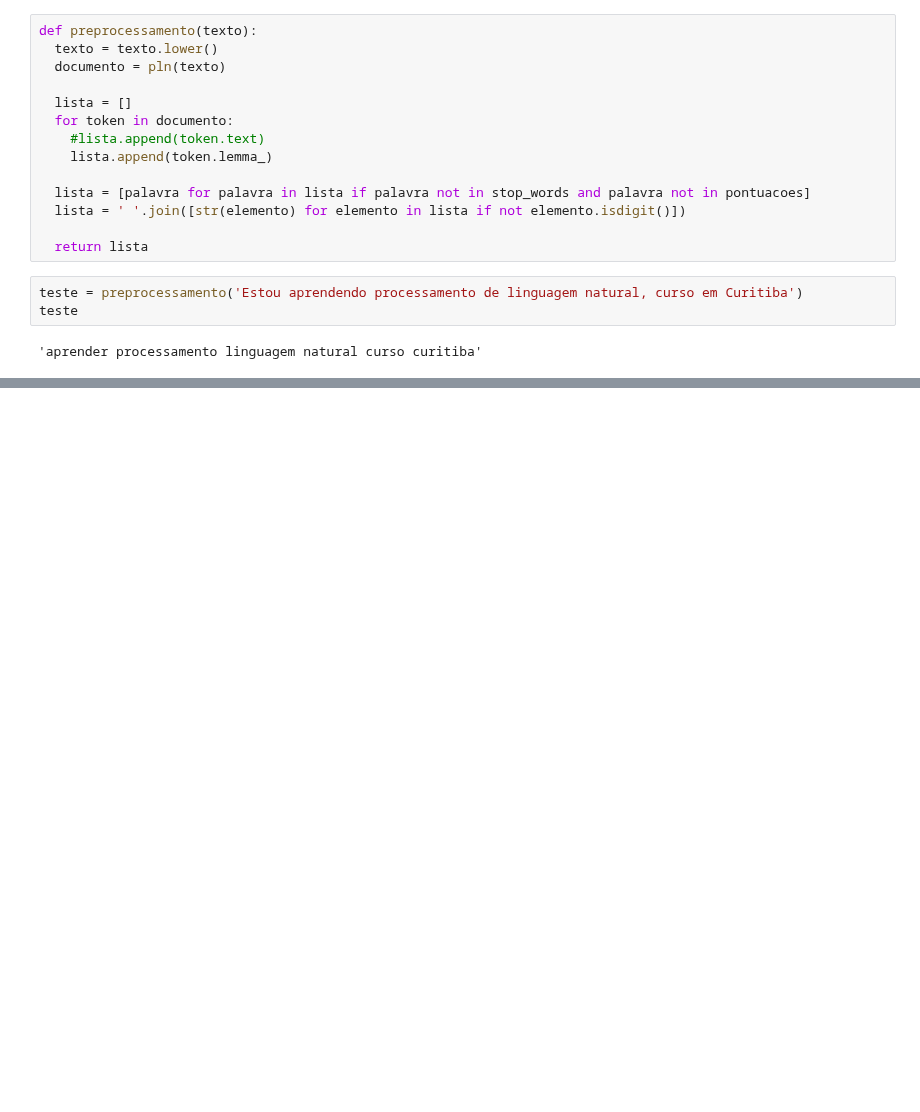
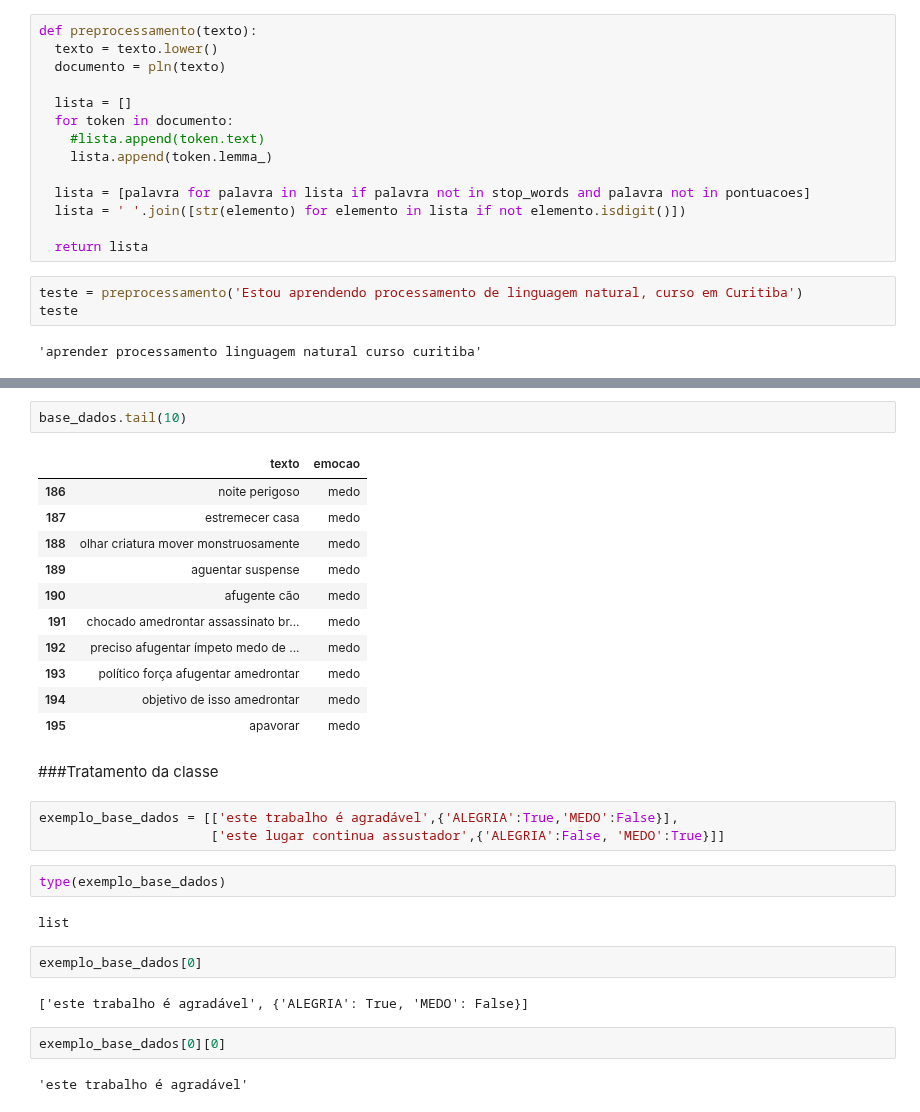
Before and after one commit to WallaceSantana79/CursoMachineLearning, a Jupyter notebook: Classificação_de_Textos_com_spaCy.ipynb, the cells around one changed output, grey strips where cells are left out. Saved outputs shown, nothing was run; the diff lists cells and outputs as text; blank space fills up the shorter version.

```diff
--- a/Classificação_de_Textos_com_spaCy.ipynb
+++ b/Classificação_de_Textos_com_spaCy.ipynb
@@ -134,0 +169,31 @@ teste
+# %%
+base_dados.tail(10)
+# %% [output]
+|  | texto | emocao |
+| 186 | noite perigoso | medo |
+| 187 | estremecer casa | medo |
+| 188 | olhar criatura mover monstruosamente | medo |
+| 189 | aguentar suspense | medo |
+| 190 | afugente cão | medo |
+| 191 | chocado amedrontar assassinato br... | medo |
+| 192 | preciso afugentar ímpeto medo de ... | medo |
+| 193 | político força afugentar amedrontar | medo |
+| 194 | objetivo de isso amedrontar | medo |
+| 195 | apavorar | medo |
+# %% [markdown]
+###Tratamento da classe
+# %%
+exemplo_base_dados = [['este trabalho é agradável',{'ALEGRIA':True,'MEDO':False}],
+                      ['este lugar continua assustador',{'ALEGRIA':False, 'MEDO':True}]]
+# %%
+type(exemplo_base_dados)
+# %% [output]
+list
+# %%
+exemplo_base_dados[0]
+# %% [output]
+['este trabalho é agradável', {'ALEGRIA': True, 'MEDO': False}]
+# %%
+exemplo_base_dados[0][0]
+# %% [output]
+'este trabalho é agradável'
```
Also changed, not shown: parts of 14 cells of this notebook.
